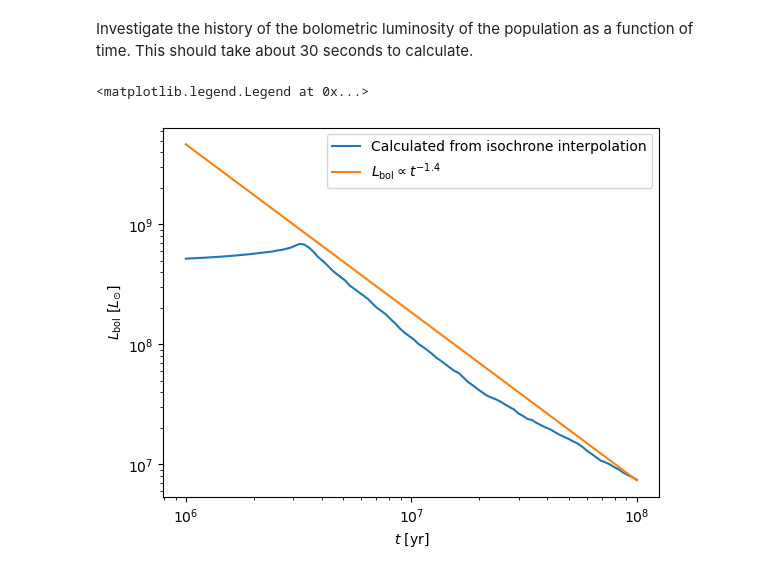
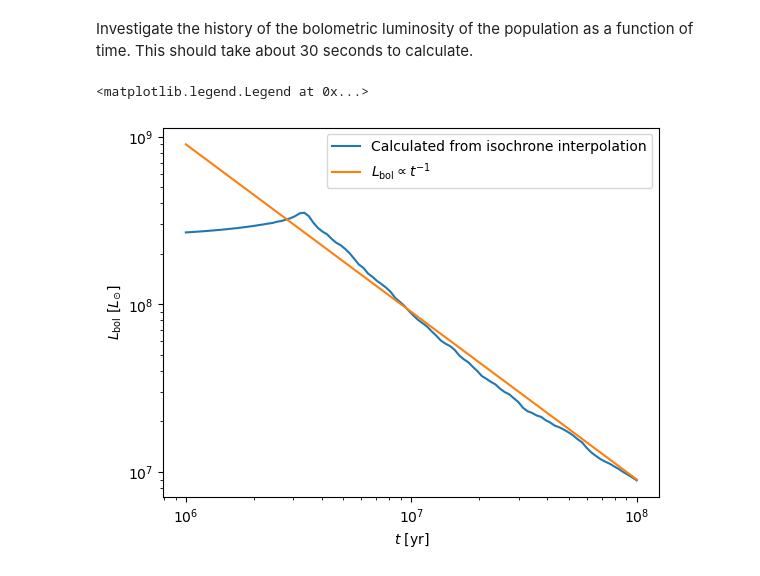
Before and after one commit to arsenal-popsynth/arsenal_gear, a Jupyter notebook: paper_plots.ipynb, the cells around one changed output. Saved outputs shown, nothing was run; the diff lists cells and outputs as text; code cells hidden in the pictures.

Commit message:
update to paper plots

```diff
--- a/paper_plots.ipynb
+++ b/paper_plots.ipynb
@@ -8,7 +8,7 @@ from time import time
 # %% [markdown]
 Initialize a basic stellar population that uses Isochrone-based interpolation and a discrete representation of the underlying stellar population
 # %%
-pop1_dict = {"Mtot": 1e5 * u.Msun, "imf": "kroupa", "seed": 42}
+pop1_dict = {"Mtot": 1e6 * u.Msun, "imf": "kroupa", "seed": 42}#, "metallicity": -1.0*u.dimensionless_unscaled}
 pop2_dict = {"Mtot": 1e5 * u.Msun, "imf": "chabrier", "seed": 42}
 
-sp = ag.SynthPop(interp_op="iso", pop1=pop1_dict, pop2=pop2_dict)
+sp = ag.SynthPop(interp_op="iso", pop1=pop1_dict)
@@ -105,12 +98,12 @@ teff_hist = sp.teff(tlin)
 # %%
 plt.plot(tlin.value, lbol_hist.value, label="Calculated from isochrone interpolation")
-plt.plot(tlin.value, 1e9*(tlin.value/3e6)**-1.4, label=r"$L_{\rm bol} \propto t^{-1.4}$")
+plt.plot(tlin.value, 3e8*(tlin.value/3e6)**-1, label=r"$L_{\rm bol} \propto t^{-1}$")
 
 plt.xscale("log")
 plt.yscale("log")
 plt.ylabel(r"$L_{\rm bol}$ [$L_{\odot}$]")
 plt.xlabel(r"$t$ [yr]")
 plt.legend()
 # %% [output]
 <matplotlib.legend.Legend at 0x...>
-[figure, old version]
+[figure, new version]
```
Also changed, not shown: parts of 6 cells of this notebook.
